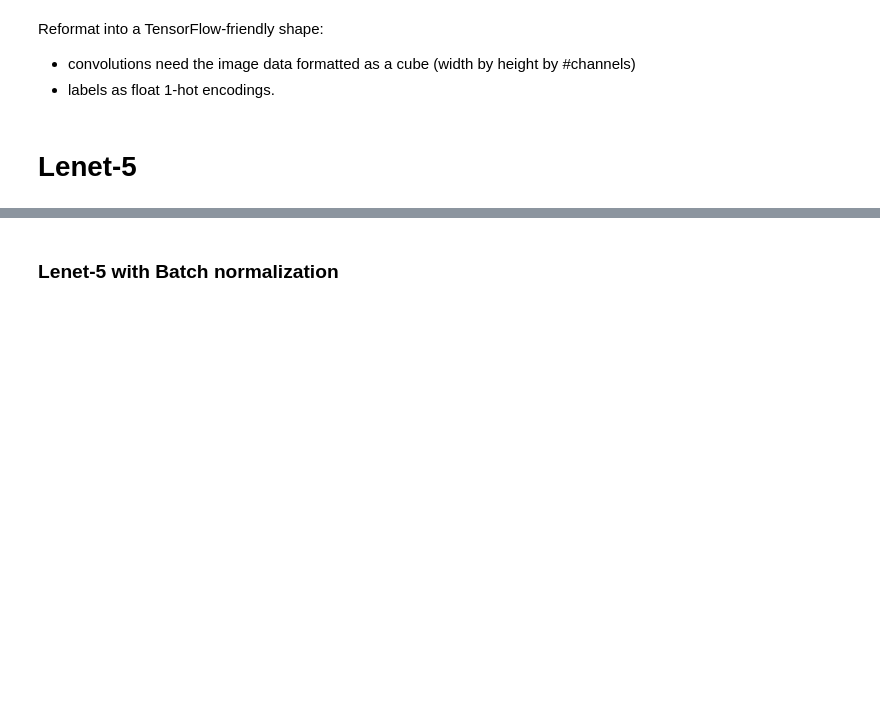
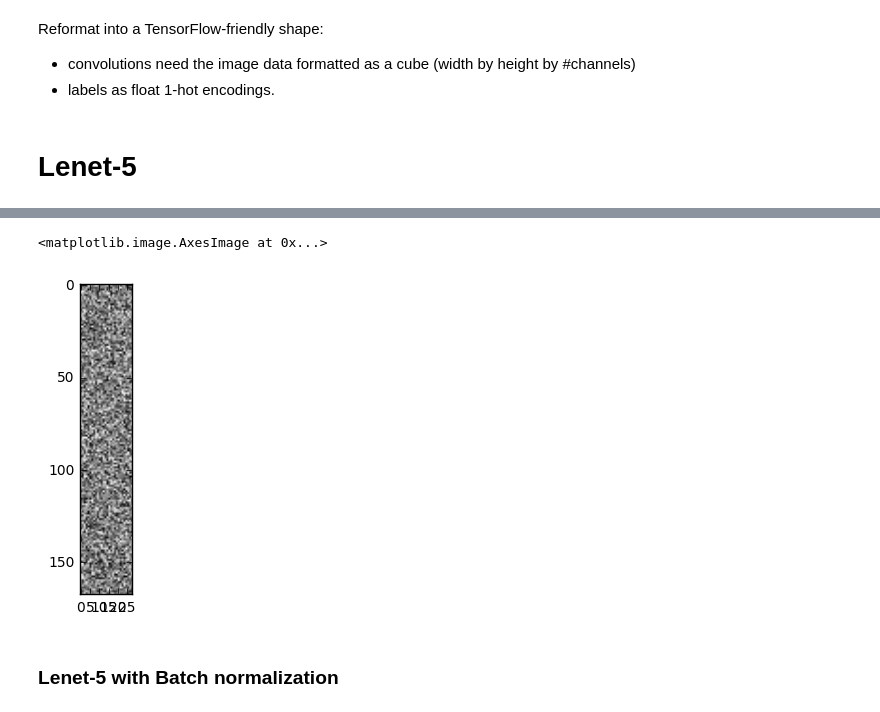
Before and after one commit to mabelvj/the-marinexplore-and-cornell-university-whale-detection-challenge, a Jupyter notebook: main_conv_step3.ipynb, the cells around one changed output, grey strips where cells are left out. Saved outputs shown, nothing was run; the diff lists cells and outputs as text; code cells hidden in the pictures; blank space fills up the shorter version.

```diff
--- a/main_conv_step3.ipynb
+++ b/main_conv_step3.ipynb
@@ -578,3 +724,11 @@ plt.show()
+# %%
+im = l.layer1_activation.pop()[np.random.choice(range(batch_size_array)),:,:,:]
+
+%matplotlib inline
+plt.imshow(im.reshape((im.shape[0]*im.shape[2],im.shape[1])), cmap= "gray")
+# %% [output]
+<matplotlib.image.AxesImage at 0x...>
+[figure, added]
 # %% [markdown]
 ### Lenet-5 with Batch normalization
 # %% [markdown]
```
Also changed, not shown: parts of 14 cells of this notebook.
